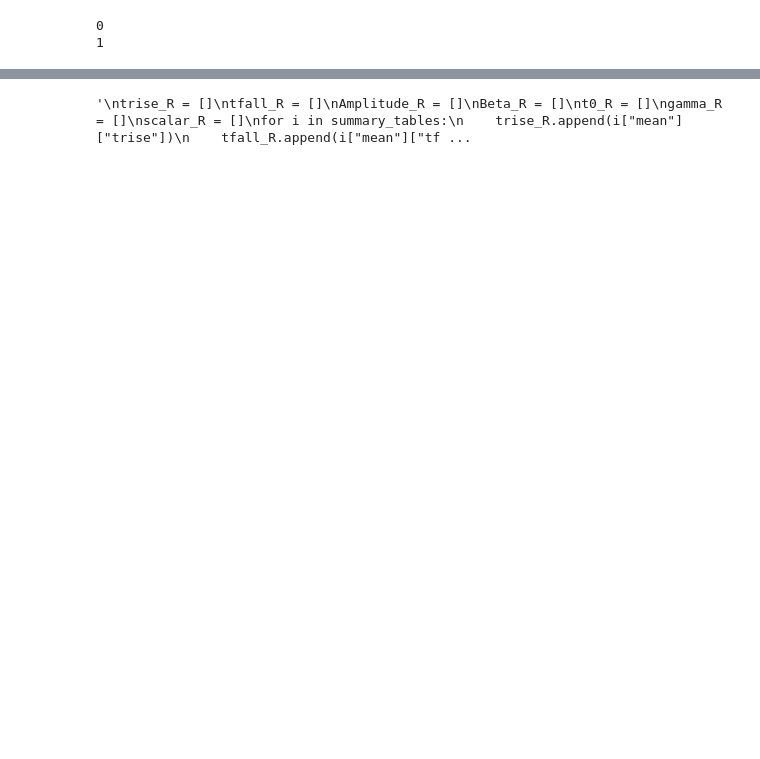
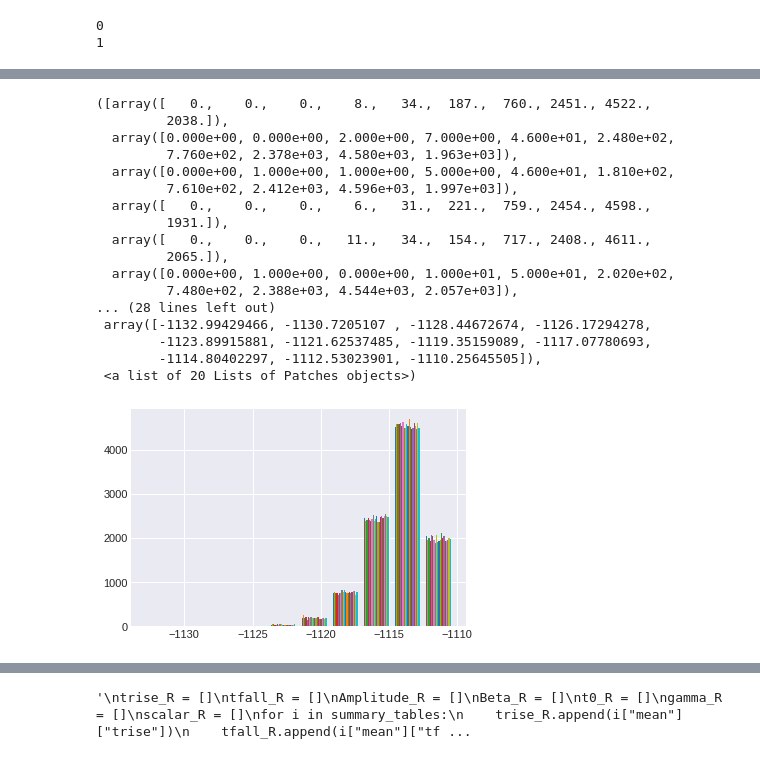
Before and after one commit to Hallflower20/PyMC3_Supernova, a Jupyter notebook: RealData/Data_Tests/ZTF18abcflnz_force_phot.ipynb, the cells around one changed output, grey strips where cells are left out. Saved outputs shown, nothing was run; the diff lists cells and outputs as text; code cells hidden in the pictures; blank space fills up the shorter version.

```diff
--- a/RealData/Data_Tests/ZTF18abcflnz_force_phot.ipynb
+++ b/RealData/Data_Tests/ZTF18abcflnz_force_phot.ipynb
@@ -356,7 +333,7 @@ summary_tables[0]
 # %%
 lnp = []
 for j in range(len(trace_all)):
-    logp = combined_model[0].logp
+    logp = combined_model[j].logp
     lnp.append(np.array([logp(trace_all[j].point(i,chain=c)) for c in trace_all[j].chains for i in range(len(trace_all[j]))]))
     print(j)
 # %% [output]
@@ -364,0 +354,21 @@ for j in range(len(trace_all)):
+# %%
+plt.hist(lnp_over_all[0])
+# %% [output]
+([array([   0.,    0.,    0.,    8.,   34.,  187.,  760., 2451., 4522.,
+         2038.]),
+  array([0.000e+00, 0.000e+00, 2.000e+00, 7.000e+00, 4.600e+01, 2.480e+02,
+         7.760e+02, 2.378e+03, 4.580e+03, 1.963e+03]),
+  array([0.000e+00, 1.000e+00, 1.000e+00, 5.000e+00, 4.600e+01, 1.810e+02,
+         7.610e+02, 2.412e+03, 4.596e+03, 1.997e+03]),
+  array([   0.,    0.,    0.,    6.,   31.,  221.,  759., 2454., 4598.,
+         1931.]),
+  array([   0.,    0.,    0.,   11.,   34.,  154.,  717., 2408., 4611.,
+         2065.]),
+  array([0.000e+00, 1.000e+00, 0.000e+00, 1.000e+01, 5.000e+01, 2.020e+02,
+         7.480e+02, 2.388e+03, 4.544e+03, 2.057e+03]),
+... (28 lines left out)
+ array([-1132.99429466, -1130.7205107 , -1128.44672674, -1126.17294278,
+        -1123.89915881, -1121.62537485, -1119.35159089, -1117.07780693,
+        -1114.80402297, -1112.53023901, -1110.25645505]),
+ <a list of 20 Lists of Patches objects>)
+[figure, added]
```
Also changed, not shown: parts of 18 cells of this notebook, 1 other file.
